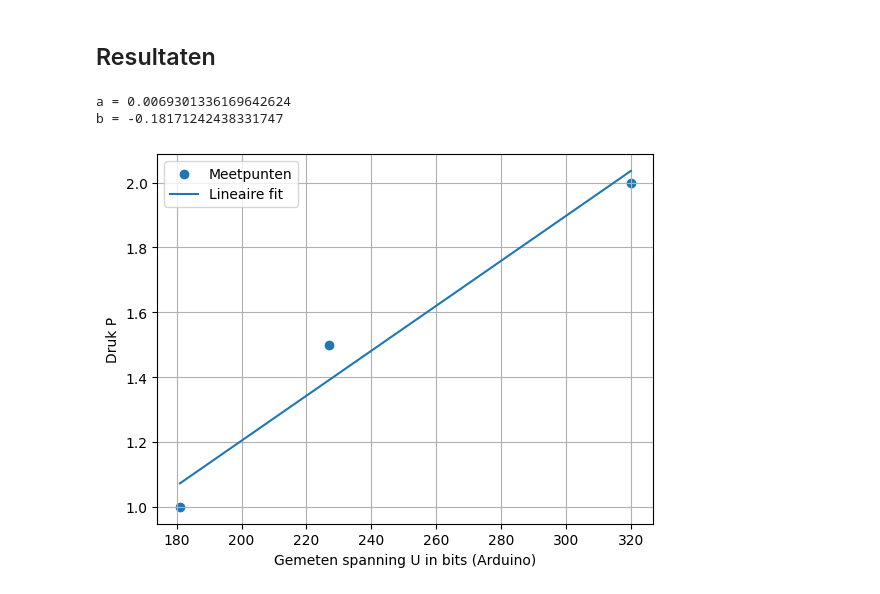
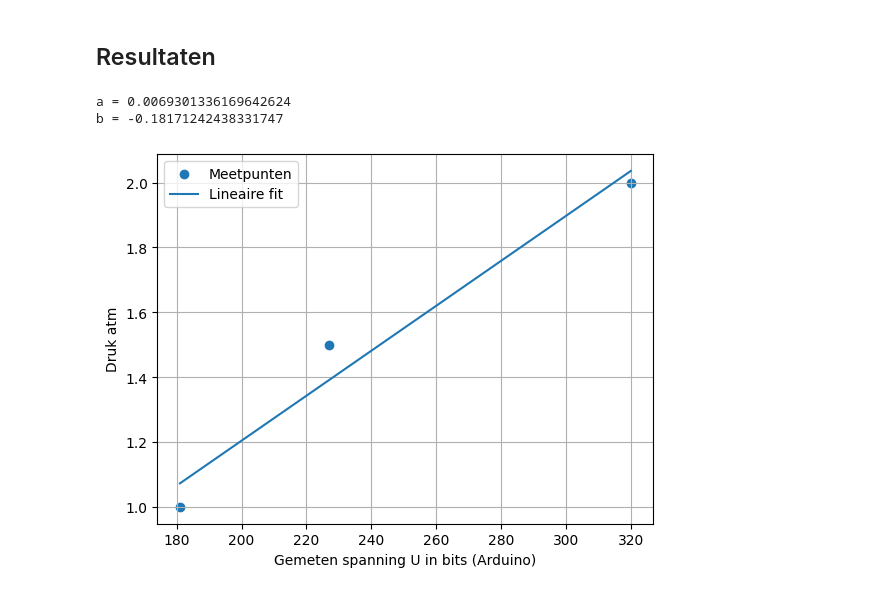
Before and after one commit to meijnebolger/groepMF, a Jupyter notebook: Content/Labs/druksensorijken.ipynb, the cells around one changed output. Saved outputs shown, nothing was run; the diff lists cells and outputs as text; code cells hidden in the pictures.

Commit message:
druk

```diff
--- a/Content/Labs/druksensorijken.ipynb
+++ b/Content/Labs/druksensorijken.ipynb
@@ -73,32 +73,32 @@ import matplotlib.pyplot as plt
 from scipy.optimize import curve_fit
 U1 = 181 # 40 ml
 U2 = 320 # 20 ml
 U3 = 227 # 30 ml
 
 x = np.array([181, 227, 320])
 y = np.array([1, 1.5, 2])
 
 def functie(x, a, b):
     return a*x+b
 
 params, cov = curve_fit(functie, x, y)
 a, b = params
 
 print("a =", a)
 print("b =", b)
 
 
 x_fit = np.linspace(min(x), max(x), 200)
 y_fit = functie(x_fit, a, b)
 
 plt.scatter(x, y, label="Meetpunten")
 plt.plot(x_fit, y_fit, label="Lineaire fit")
 plt.xlabel("Gemeten spanning U in bits (Arduino)")
-plt.ylabel("Druk P")
+plt.ylabel("Druk atm")
 plt.legend()
 plt.grid(True)
 plt.show()
 # %% [output]
 a = 0.0069301336169642624
 b = -0.18171242438331747
-[figure, old version]
+[figure, new version]
```
Also changed, not shown: parts of 1 cell of this notebook.
